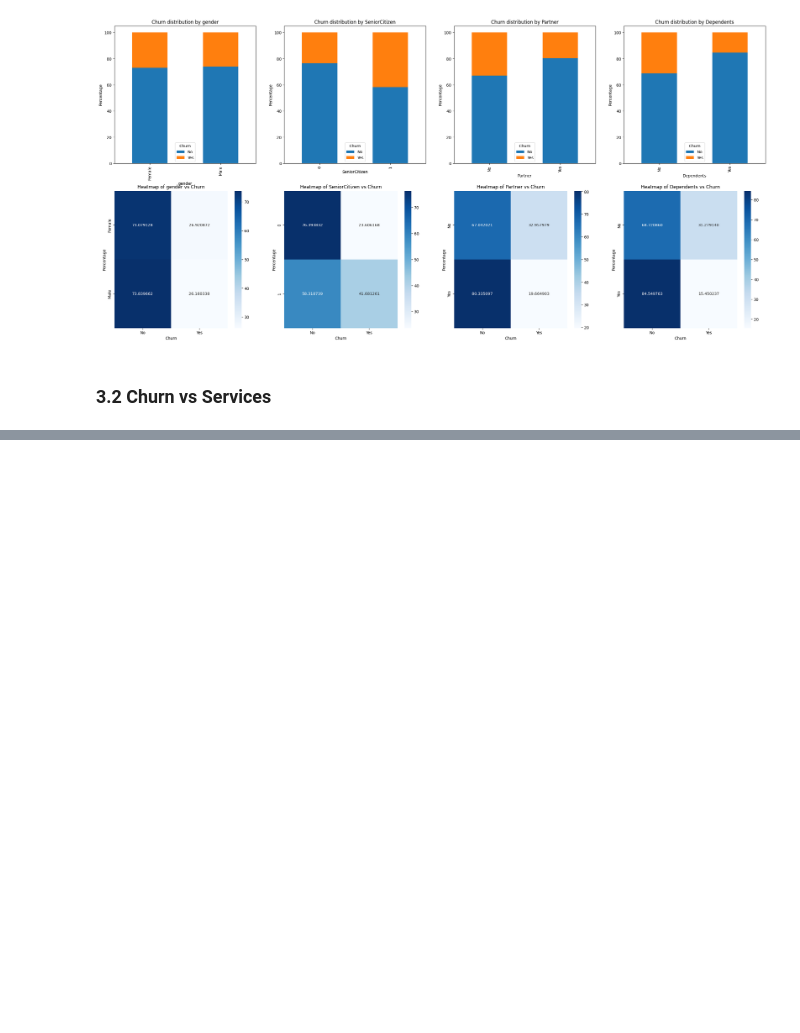
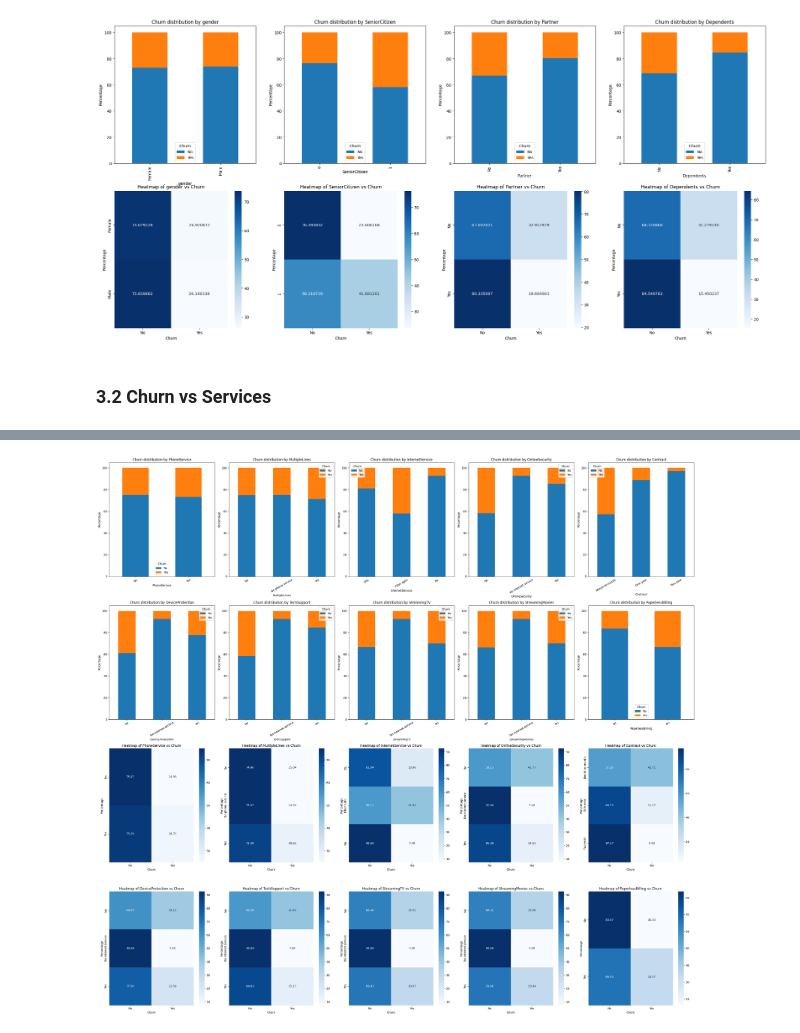
Before and after one commit to vishwajayawickrama/Telco-Customer-Churn-Prediction, a Jupyter notebook: Explorarity_Data_Analysis/3_comprehensive_bivariate_analysis.ipynb, the cells around one changed output, grey strips where cells are left out. Drawn from its saved outputs; the diff is of its cells as text; code cells hidden in the pictures; blank space fills up the shorter version.

```diff
--- a/Explorarity_Data_Analysis/3_comprehensive_bivariate_analysis.ipynb
+++ b/Explorarity_Data_Analysis/3_comprehensive_bivariate_analysis.ipynb
@@ -145,0 +205,5 @@ behavioral_features = [
+# %%
+service_features = [
+                        "PhoneService", "MultipleLines", "InternetService", "OnlineSecurity", "Contract",
+                        "DeviceProtection", "TechSupport", "StreamingTV", "StreamingMovies",  "PaperlessBilling"
+                   ]
@@ -146,3 +281,31 @@ behavioral_features = [
+# %%
+service_features = [
+    ["PhoneService", "MultipleLines", "InternetService", "OnlineSecurity", "Contract"],
+    ["DeviceProtection", "TechSupport", "StreamingTV", "StreamingMovies", "PaperlessBilling"]
+]
+# Visualize
+fig, axes = plt.subplots(4, 5, figsize=(30, 28))
+
+for i in range(2):
+    for j in range(5):
+        feat = service_features[i][j]
+        ct = pd.crosstab(df[feat], df["Churn"], normalize="index") * 100
+
+        # Stacked bar chart
+        ct.plot(kind="bar", stacked=True, ax=axes[i, j])
+        axes[i, j].set_title(f"Churn distribution by {feat}")
+        axes[i, j].set_ylabel("Percentage")
+        axes[i, j].tick_params(axis='x', rotation=30)
+
+        # Heatmap
+        sns.heatmap(ct, annot=True, cmap="Blues", fmt=".2f", ax=axes[i + 2, j])
+        axes[i + 2, j].set_title(f"Heatmap of {feat} vs Churn")
+        axes[i + 2, j].set_ylabel("Percentage")
+
+plt.tight_layout()
+plt.show()
+# %% [output]
+[figure, added]
 # %%
 financial_features = [
                             "PaymentMethod", "MonthlyCharges", "TotalCharges"
```
Also changed, not shown: parts of 6 cells of this notebook.
